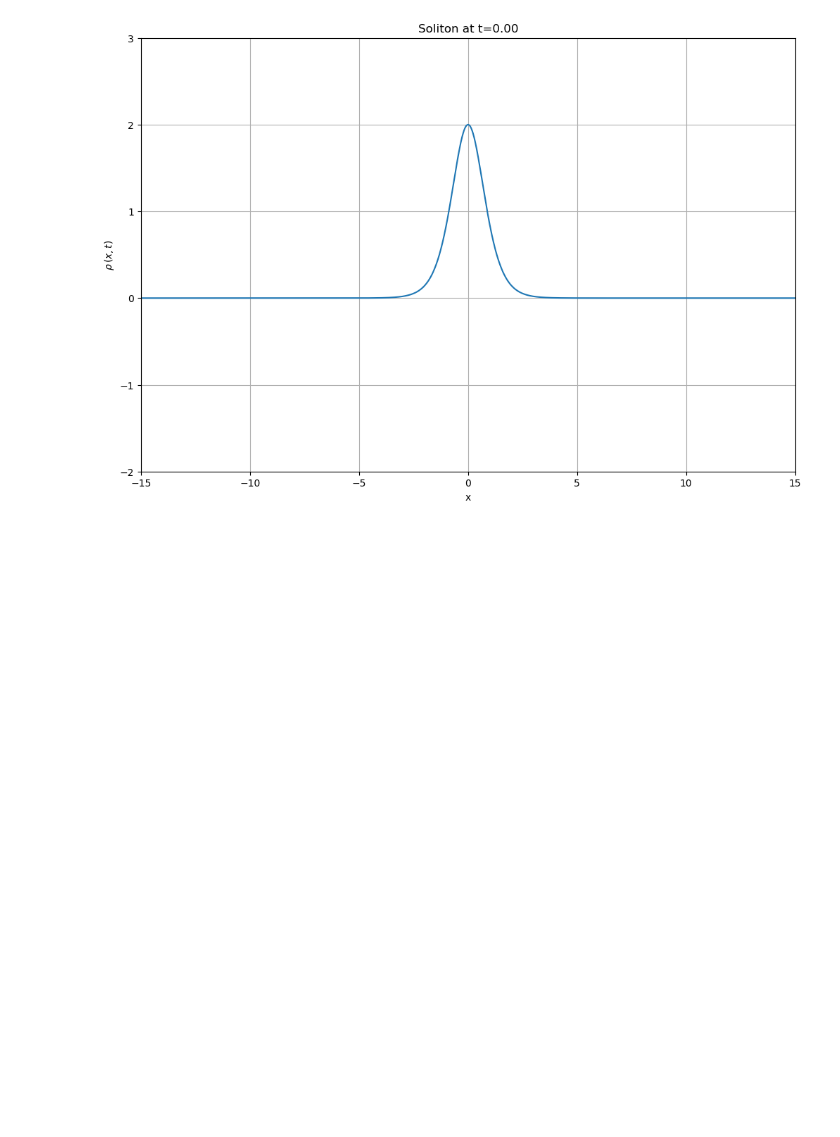
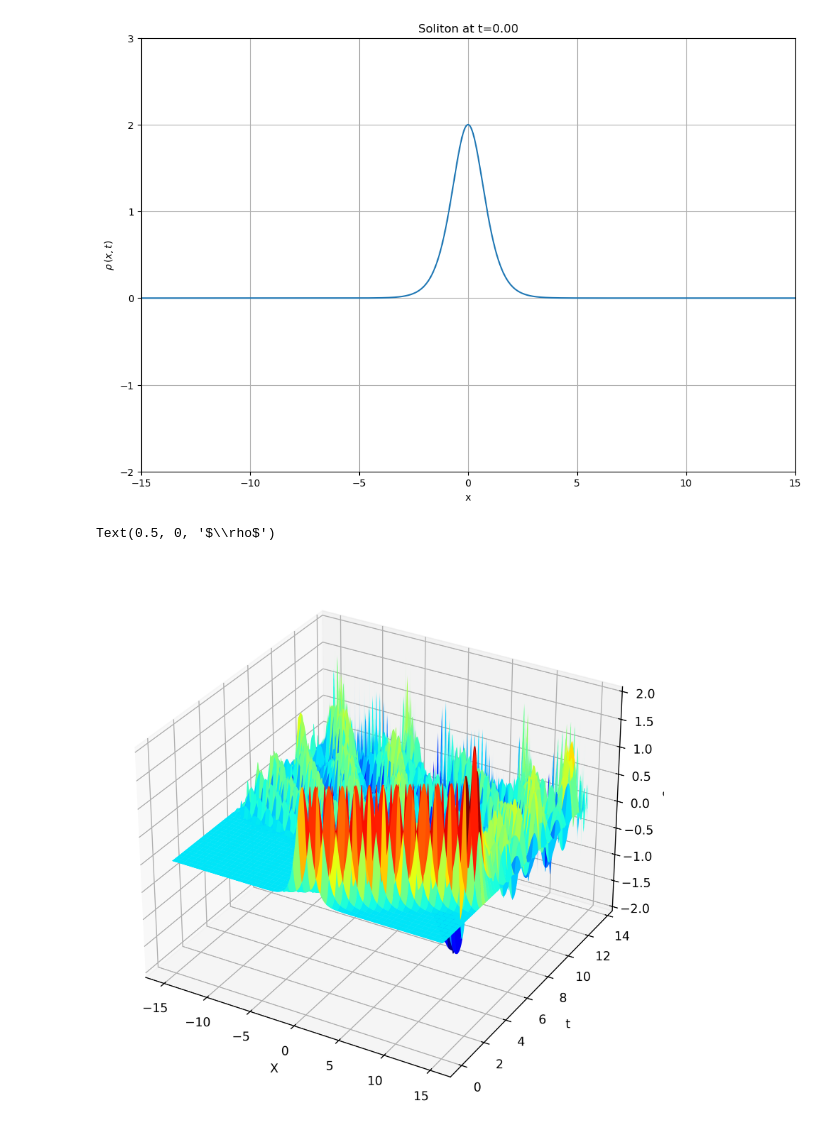
Before and after one commit to LordofDorknes/ProfHurst_PHYS240_Sp23, a Jupyter notebook: Newby/Newby_Robin_Homework8_Problem14.ipynb, the cells around one changed output. Saved outputs shown, nothing was run; the diff lists cells and outputs as text; code cells hidden in the pictures; blank space fills up the shorter version.

Commit message:
Improved Graphs

```diff
--- a/Newby/Newby_Robin_Homework8_Problem14.ipynb
+++ b/Newby/Newby_Robin_Homework8_Problem14.ipynb
@@ -246,3 +246,21 @@ anim=animation.FuncAnimation(fig,animateKDV,interval=1000*tau,frames=min(tGridNu
 anim.save(f'kdv_test_tau={tau}_T={maxTime}_xGridSize={xGridSize}_L={L}.mp4')
 # %% [output]
 [figure]
+# %%
+from matplotlib import cm
+fig, ax = plt.subplots(subplot_kw={"projection": "3d"},figsize=(8,8),dpi=600)
+X, Y = np.meshgrid(xGrid,tGrid)
+
+timeBuffer=400
+endTimeIndex=blowupFrame-timeBuffer
+
+surf = ax.plot_surface(X[0:endTimeIndex,:], Y[0:endTimeIndex,:],np.ndarray.transpose(grid[:,0:endTimeIndex]), cmap=cm.jet, linewidth=0, antialiased=True)
+#ax.zaxis.set_major_locator(LinearLocator(10))
+ax.set_zlim(-2, 2)
+ax.set_xlabel("X")
+ax.set_ylabel("t")
+ax.set_zlabel(f"$\\rho$")
+#ax.view_init(0, 0)
+# %% [output]
+Text(0.5, 0, '$\\rho$')
+[figure, added]
```
Also changed, not shown: parts of 2 cells of this notebook.
